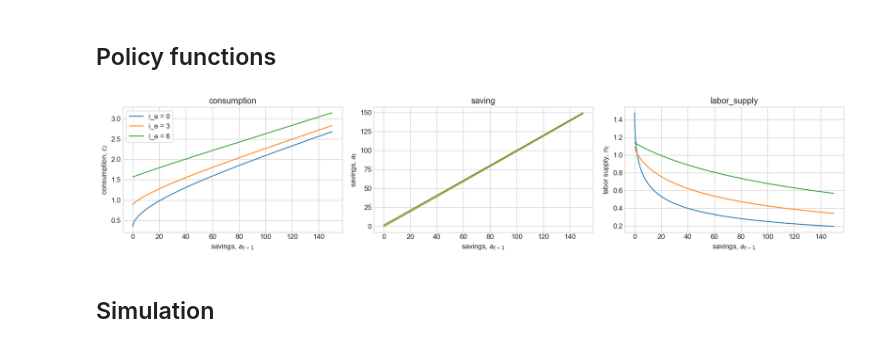
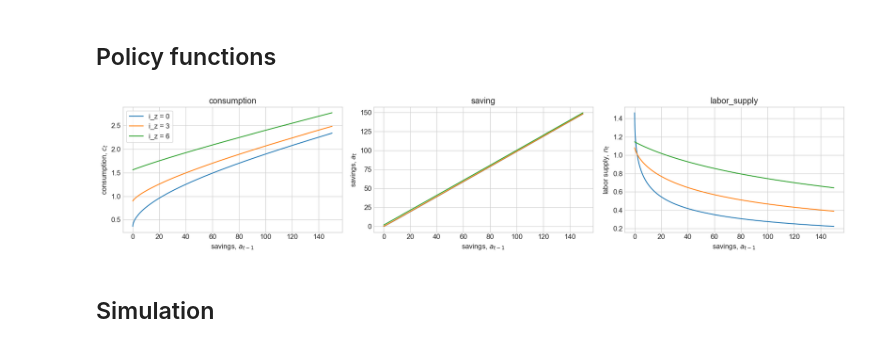
Before and after one commit to NumEconCopenhagen/GEModelToolsNotebooks, a Jupyter notebook: HANK/HANK.ipynb, the cells around one changed output. Drawn from its saved outputs; the diff is of its cells as text; code cells hidden in the pictures.

```diff
--- a/HANK/HANK.ipynb
+++ b/HANK/HANK.ipynb
@@ -59,40 +59,40 @@ I = par.a_grid < a_max
 ax = fig.add_subplot(1,3,1)
 ax.set_title(f'consumption')
 
-for i_e in [0,par.Ne//2,par.Ne-1]:
-    ax.plot(par.a_grid[I],ss.c[0,i_e,I],label=f'i_e = {i_e}')
+for i_z in [0,par.Nz//2,par.Nz-1]:
+    ax.plot(par.a_grid[I],ss.c[0,i_z,I],label=f'i_z = {i_z}')
 
 ax.legend(frameon=True)
 ax.set_xlabel('savings, $a_{t-1}$')
 ax.set_ylabel('consumption, $c_t$')
 
 # b. saving
 I = par.a_grid < a_max
 
 ax = fig.add_subplot(1,3,2)
 ax.set_title(f'saving')
 
-for i_e in [0,par.Ne//2,par.Ne-1]:
-    ax.plot(par.a_grid[I],ss.a[0,i_e,I],label=f'i_e = {i_e}')
+for i_z in [0,par.Nz//2,par.Nz-1]:
+    ax.plot(par.a_grid[I],ss.a[0,i_z,I],label=f'i_z = {i_z}')
 
 ax.set_xlabel('savings, $a_{t-1}$')
 ax.set_ylabel('savings, $a_{t}$')
 
 # c. labor supply
 I = par.a_grid < a_max
 
 ax = fig.add_subplot(1,3,3)
 ax.set_title(f'labor_supply')
 
-for i_e in [0,par.Ne//2,par.Ne-1]:
-    ax.plot(par.a_grid[I],ss.ne[0,i_e,I]/par.z_grid[i_e],label=f'i_e = {i_e}')
+for i_z in [0,par.Nz//2,par.Nz-1]:
+    ax.plot(par.a_grid[I],ss.ell[0,i_z,I],label=f'i_z = {i_z}')
 
 ax.set_xlabel('savings, $a_{t-1}$')
 ax.set_ylabel('labor supply, $n_{t}$')
 
 fig.tight_layout()
 # %% [output]
-[figure, old version]
+[figure, new version]
 # %% [markdown]
 ## Simulation
 # %%
```
Also changed, not shown: parts of 10 cells of this notebook, 9 other files.
